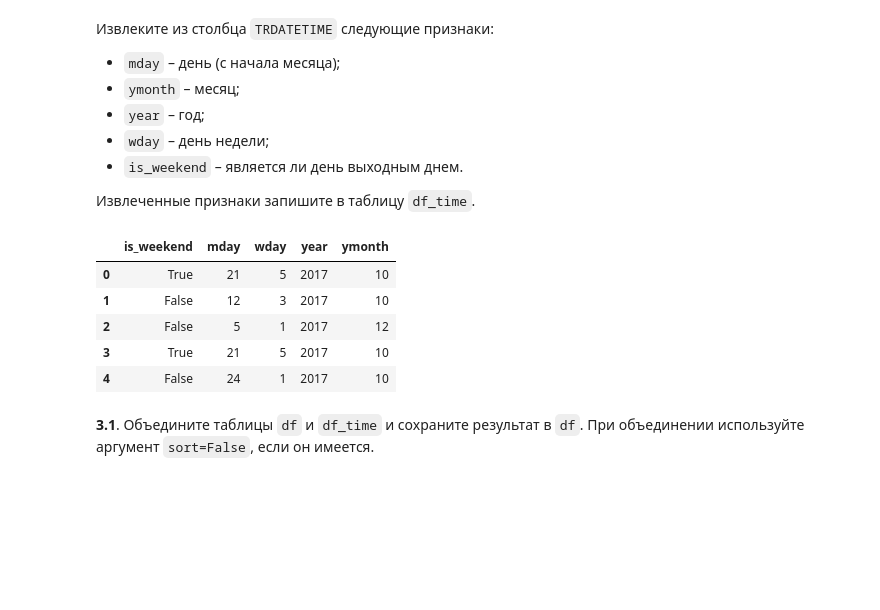
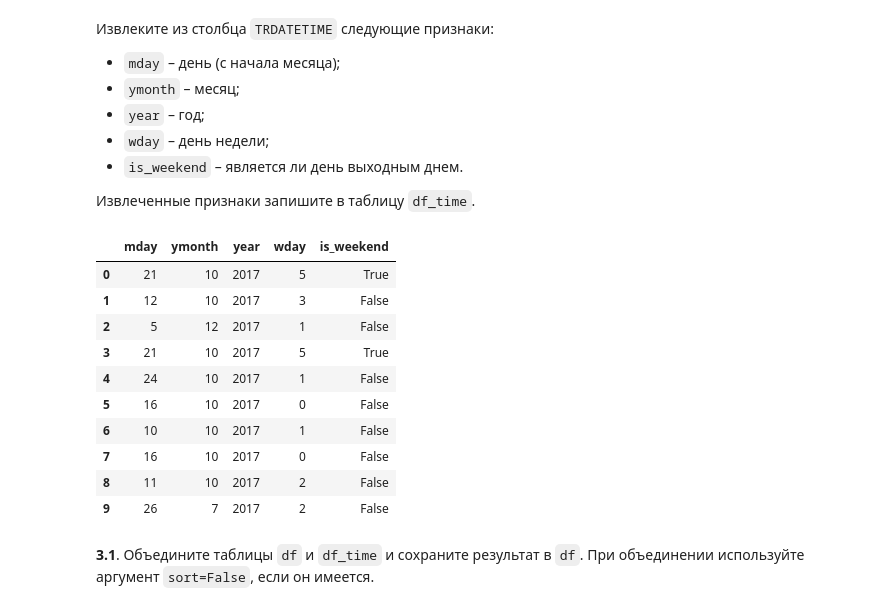
Before and after one commit to Grumpy-cloud/ISP_ML1_2025_Homework_Makarov_SK, a Jupyter notebook: hw1/ISP_HW1_NUMPY&PANDAS.ipynb, the cells around one changed output. Saved outputs shown, nothing was run; the diff lists cells and outputs as text; code cells hidden in the pictures; blank space fills up the shorter version.

```diff
--- a/hw1/ISP_HW1_NUMPY&PANDAS.ipynb
+++ b/hw1/ISP_HW1_NUMPY&PANDAS.ipynb
@@ -54,8 +54,7 @@ __1.2__. Загрузите файл `train.csv` и сохраните его в
 #############################
 ### ╰( ͡° ͜ʖ ͡° )つ──────☆*:・ﾟ
 #############################
-
-df = pd.read_csv('/home/serleh/Coding/ISP_ML1_2025_Homework_Makarov_SK/hw1/data/train.csv', sep=',')
+df = pd.read_csv('D:/Coding/ISP_ML1_2025_Homework_Makarov_SK/hw1/data/train.csv', sep=',')
 df.head(10)
 # %% [output]
 |  | PERIOD | cl_id | MCC | channel_type | currency | TRDATETIME | amount | trx_category | target_flag | ... |
@@ -264,12 +257,30 @@ df["TRDATETIME"] = pd.to_datetime(df["TRDATETIME"], format='%d%b%y:%H:%M:%S')
+# %%
+#############################
+### ╰( ͡° ͜ʖ ͡° )つ──────☆*:・ﾟ
+#############################
+
+df_time = pd.DataFrame()
+
+df_time['mday'] = df['TRDATETIME'].dt.day
+df_time['ymonth'] = df['TRDATETIME'].dt.month
+df_time['year'] = df['TRDATETIME'].dt.year
+df_time['wday'] = df['TRDATETIME'].dt.weekday
+df_time['is_weekend'] = False
+df_time.loc[(df_time['wday'] == 5) | (df_time['wday'] == 6), ['is_weekend']] = True
 # %%
-df_time.head()
+df_time.head(10)
 # %% [output]
-|  | is_weekend | mday | wday | year | ymonth |
-| 0 | True | 21 | 5 | 2017 | 10 |
-| 1 | False | 12 | 3 | 2017 | 10 |
-| 2 | False | 5 | 1 | 2017 | 12 |
-| 3 | True | 21 | 5 | 2017 | 10 |
-| 4 | False | 24 | 1 | 2017 | 10 |
+|  | mday | ymonth | year | wday | is_weekend |
+| 0 | 21 | 10 | 2017 | 5 | True |
+| 1 | 12 | 10 | 2017 | 3 | False |
+| 2 | 5 | 12 | 2017 | 1 | False |
+| 3 | 21 | 10 | 2017 | 5 | True |
+| 4 | 24 | 10 | 2017 | 1 | False |
+| 5 | 16 | 10 | 2017 | 0 | False |
+| 6 | 10 | 10 | 2017 | 1 | False |
+| 7 | 16 | 10 | 2017 | 0 | False |
+| 8 | 11 | 10 | 2017 | 2 | False |
+| 9 | 26 | 7 | 2017 | 2 | False |
 # %% [markdown]
 __3.1__. Объедините таблицы `df` и `df_time` и сохраните результат в `df`. При объединении используйте аргумент `sort=False`, если он имеется.
 # %%
```
Also changed, not shown: parts of 13 cells of this notebook.
